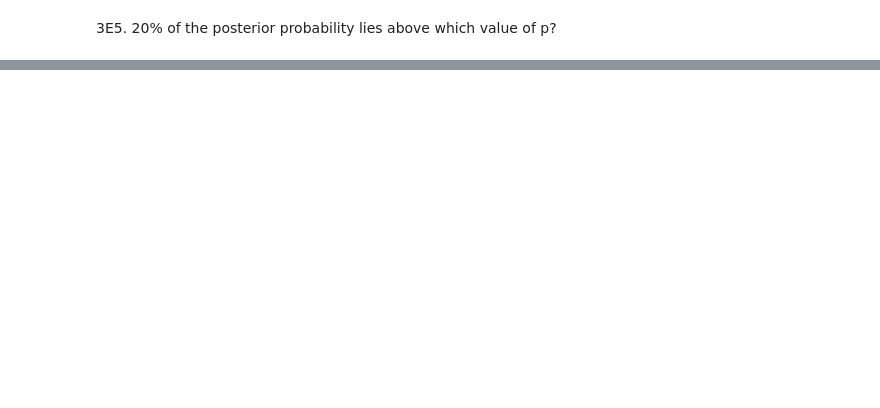
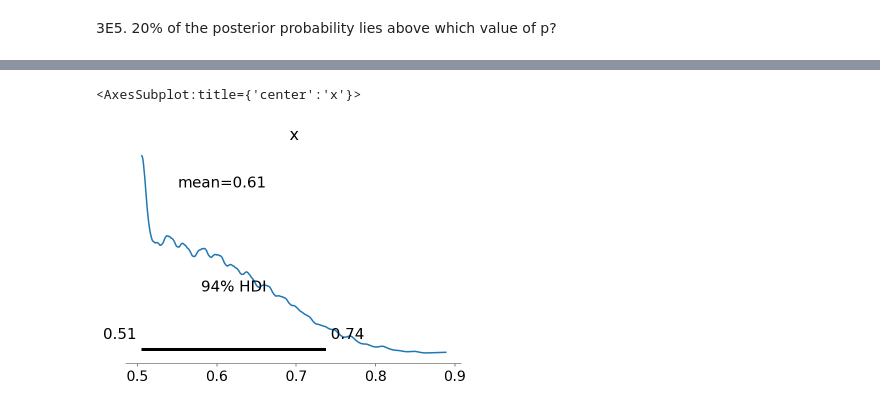
Before and after one commit to CarJung/statisitcal-rethinking, a Jupyter notebook: Rethinking_2/End_of_chapter_problems/Answear_chapter_3.ipynb, the cells around one changed output, grey strips where cells are left out. Cells and saved outputs as stored; diff of their text form; code cells hidden in the pictures; blank space fills up the shorter version.

```diff
--- a/Rethinking_2/End_of_chapter_problems/Answear_chapter_3.ipynb
+++ b/Rethinking_2/End_of_chapter_problems/Answear_chapter_3.ipynb
@@ -127,0 +242,5 @@ array(0.878)
+# %%
+az.plot_posterior(sample)
+# %% [output]
+<AxesSubplot:title={'center':'x'}>
+[figure, added]
```
Also changed, not shown: parts of 27 cells of this notebook.
